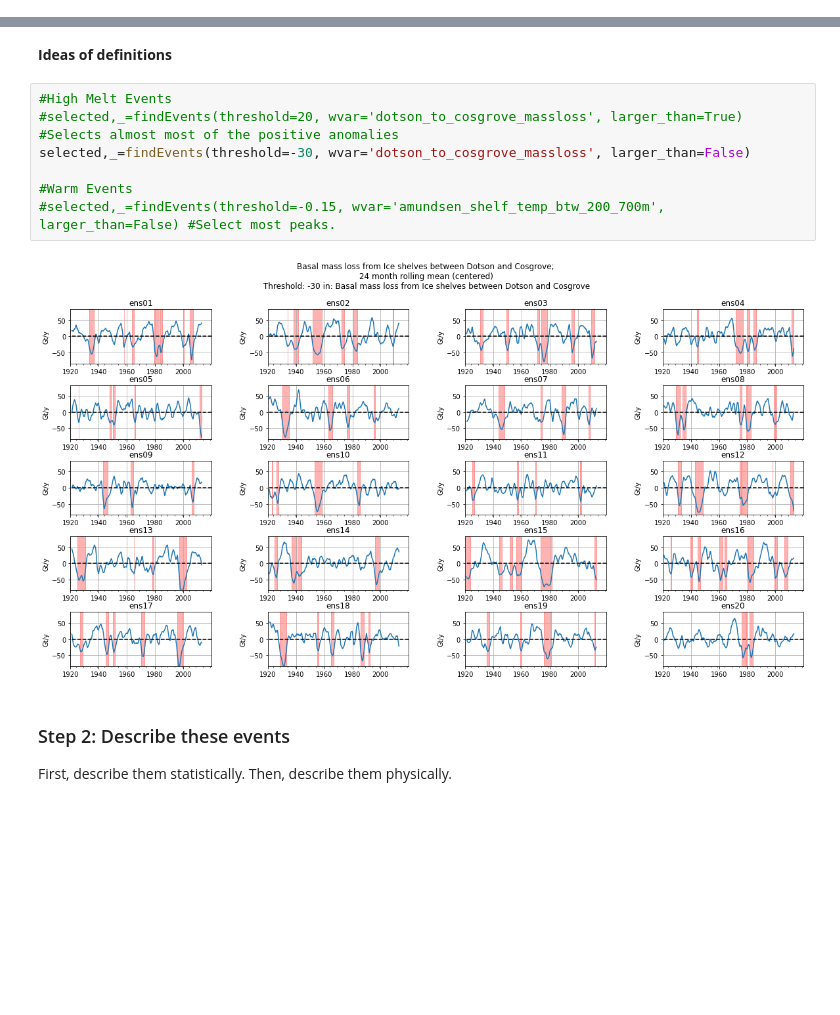
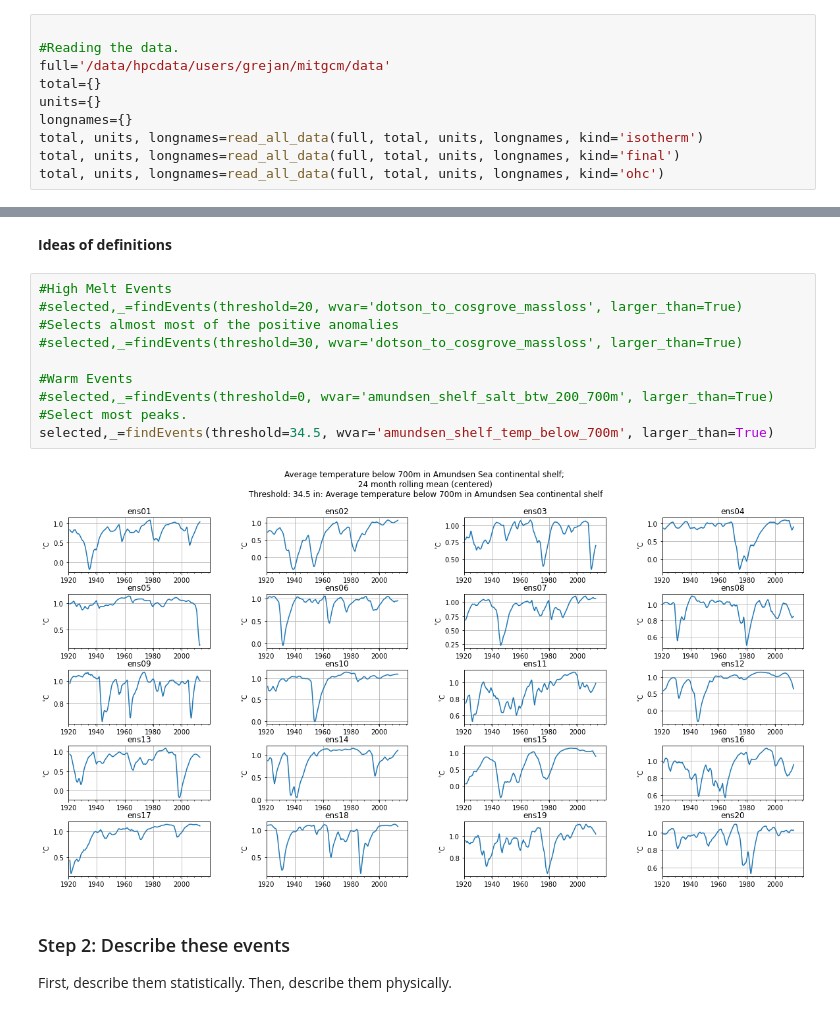
Before and after one commit to Joren1996/Amundsen_Sea_Project, a Jupyter notebook: mitgcm/warmAndColdEvents.ipynb, the cells around one changed output, grey strips where cells are left out. Cells and saved outputs as stored; diff of their text form; blank space fills up the shorter version.

```diff
--- a/mitgcm/warmAndColdEvents.ipynb
+++ b/mitgcm/warmAndColdEvents.ipynb
@@ -10,3 +10,13 @@ from unixFunctionsMITgcm_final import read_all_data, show_selected_periods
 # %% [markdown]
 #### Step 1: Definition and Detection
 In order to find a warm or cold event in the MITgcm data, we need a detection limit. This has to be a physical limit, so that we can say something about the frequency of occurence.
+# %%
+
+#Reading the data.
+full='/data/hpcdata/users/grejan/mitgcm/data'
+total={}
+units={}
+longnames={}
+total, units, longnames=read_all_data(full, total, units, longnames, kind='isotherm')
+total, units, longnames=read_all_data(full, total, units, longnames, kind='final')
+total, units, longnames=read_all_data(full, total, units, longnames, kind='ohc')
@@ -84,12 +569,13 @@ def findEvents(total=total, units=units, longnames=longnames, threshold=50, wvar
 # %%
 #High Melt Events
 #selected,_=findEvents(threshold=20, wvar='dotson_to_cosgrove_massloss', larger_than=True) #Selects almost most of the positive anomalies
-selected,_=findEvents(threshold=-30, wvar='dotson_to_cosgrove_massloss', larger_than=False)
+#selected,_=findEvents(threshold=30, wvar='dotson_to_cosgrove_massloss', larger_than=True)
 
 #Warm Events
-#selected,_=findEvents(threshold=-0.15, wvar='amundsen_shelf_temp_btw_200_700m', larger_than=False) #Select most peaks.
+#selected,_=findEvents(threshold=0, wvar='amundsen_shelf_salt_btw_200_700m', larger_than=True) #Select most peaks.
+selected,_=findEvents(threshold=34.5, wvar='amundsen_shelf_temp_below_700m', larger_than=True)
 # %% [output]
-[figure, old version]
+[figure, new version]
 # %% [markdown]
 ### Step 2: Describe these events
 First, describe them statistically. Then, describe them physically.
```
Also changed, not shown: parts of 9 cells of this notebook, 3 other files.
